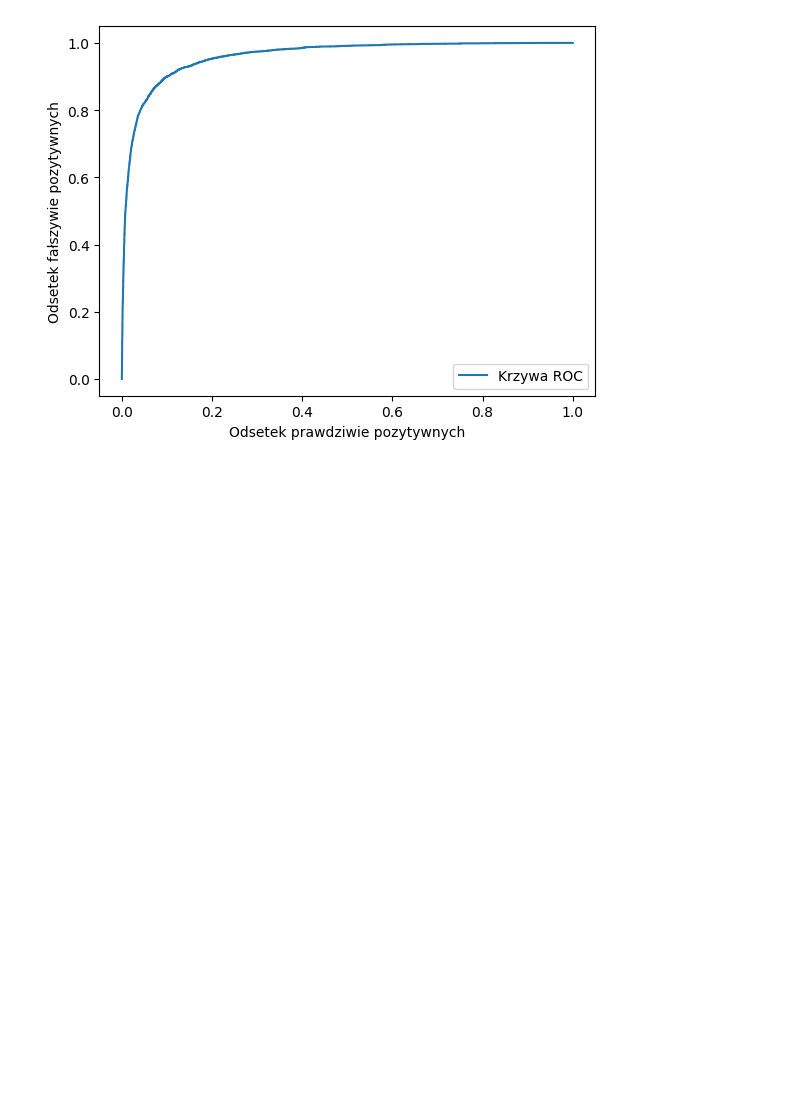
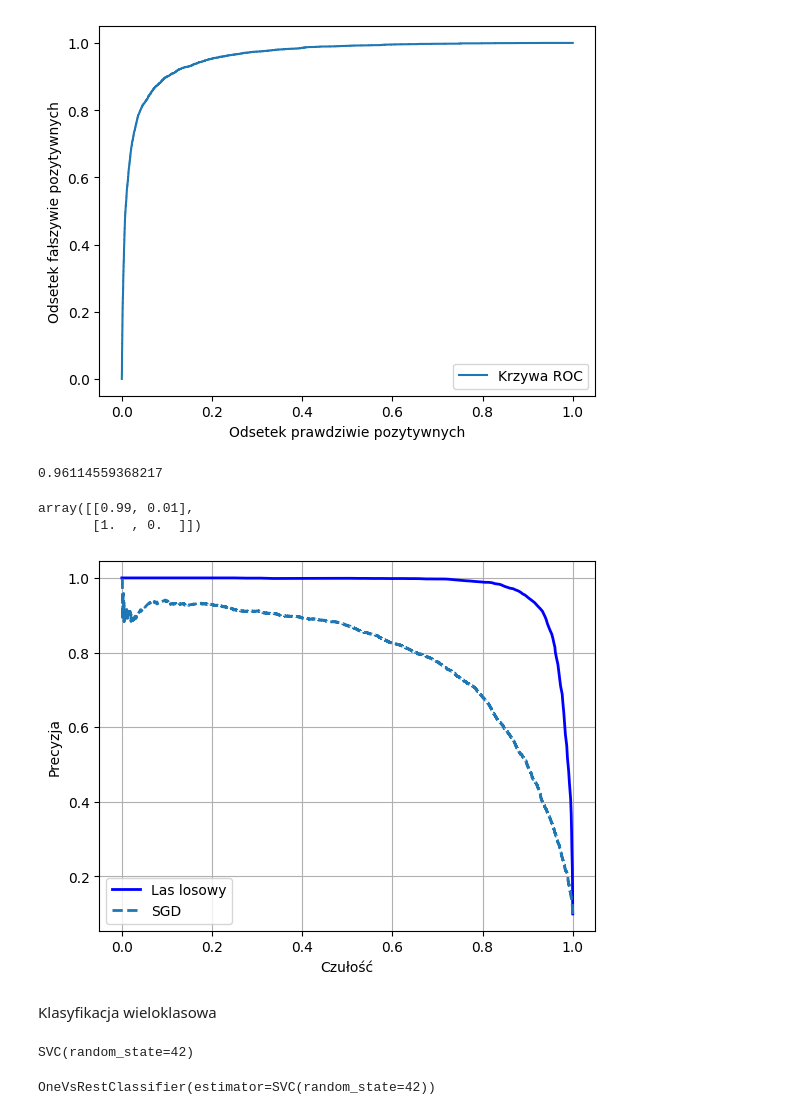
Before and after one commit to mattreu/ml_tests, a Jupyter notebook: scikit/classifier.ipynb, the cells around one changed output. Saved outputs shown, nothing was run; the diff lists cells and outputs as text; code cells hidden in the pictures; blank space fills up the shorter version.

Commit message:
roc score, forest classifier, multiclass

```diff
--- a/scikit/classifier.ipynb
+++ b/scikit/classifier.ipynb
@@ -59,3 +59,50 @@ plt.legend()
 plt.show()
 # %% [output]
 [figure]
+# %%
+# obszar pod krzywą
+from sklearn.metrics import roc_auc_score
+roc_auc_score(y_train_9, y_scores_9)
+# %% [output]
+0.96114559368217
+# %%
+# zastosowanie klasyfikatora lasu losowego
+from sklearn.ensemble import RandomForestClassifier
+forest_clf = RandomForestClassifier(random_state=42)
+# %%
+y_probas_forest = cross_val_predict(forest_clf, X_train, y_train_9, cv=3, method="predict_proba")
+y_probas_forest[:2]
+# %% [output]
+array([[0.99, 0.01],
+       [1.  , 0.  ]])
+# %%
+from sklearn.metrics import precision_recall_curve
+precisions, recalls, thresholds = precision_recall_curve(y_train_9, y_scores_9)
+y_scores_forest = y_probas_forest[:,1]
+precisions_forest, recalls_forest, thresholds_forest = precision_recall_curve(y_train_9, y_scores_forest)
+
+plt.plot(recalls_forest, precisions_forest, 'b-', linewidth=2, label='Las losowy')
+plt.plot(recalls, precisions, '--', linewidth=2, label="SGD")
+plt.xlabel("Czułość")
+plt.ylabel("Precyzja")
+plt.grid(visible=True)
+plt.legend()
+plt.show()
+# %% [output]
+[figure, added]
+# %% [markdown]
+Klasyfikacja wieloklasowa
+# %%
+from sklearn.svm import SVC
+
+svm_clf = SVC(random_state=42)
+svm_clf.fit(X_train[:2000], y_train[:2000])
+# %% [output]
+SVC(random_state=42)
+# %%
+from sklearn.multiclass import OneVsRestClassifier
+
+ovr_clf = OneVsRestClassifier(SVC(random_state=42))
+ovr_clf.fit(X_train[:2000], y_train[:2000])
+# %% [output]
+OneVsRestClassifier(estimator=SVC(random_state=42))
```
